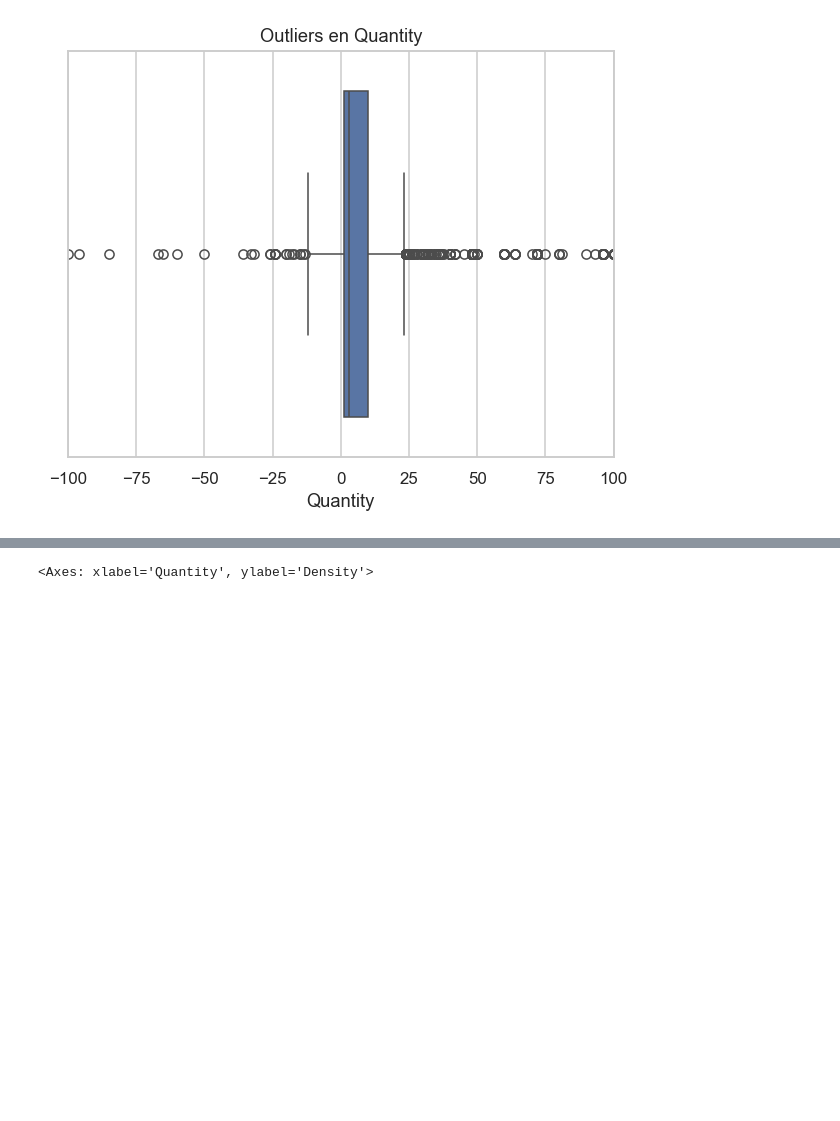
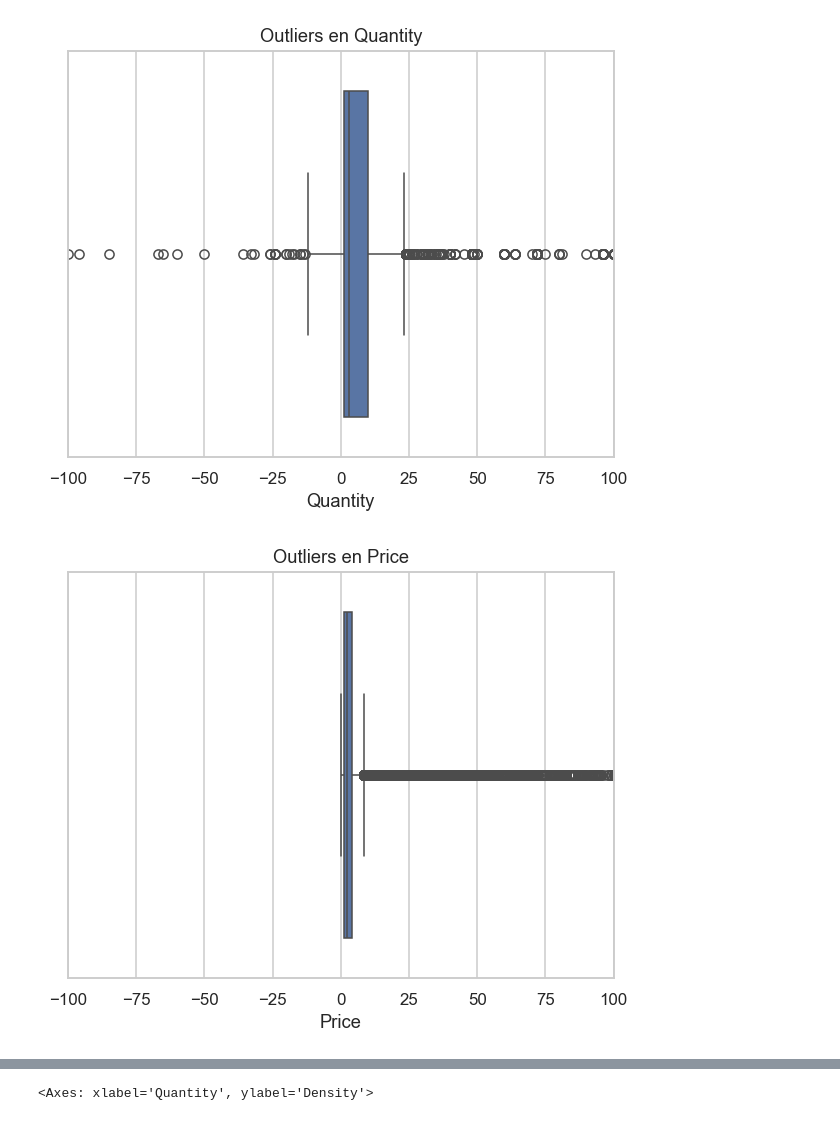
Before and after one commit to DaLeedev/CLTV_PROJECT, a Jupyter notebook: notebooks/01_Exploracion Inicial.ipynb, the cells around one changed output, grey strips where cells are left out. Drawn from its saved outputs; the diff is of its cells as text; code cells hidden in the pictures; blank space fills up the shorter version.

Commit message:
Se agrega visualizacion de la variable 'Price' para analizar sus outliers

```diff
--- a/notebooks/01_Exploracion Inicial.ipynb
+++ b/notebooks/01_Exploracion Inicial.ipynb
@@ -166,3 +166,10 @@ plt.xlim(-100, 100)
 plt.show()
 # %% [output]
 [figure]
+# %%
+plt.title('Outliers en Price')
+sns.boxplot(x=df['Price'])
+plt.xlim(-100, 100)
+plt.show()
+# %% [output]
+[figure, added]
```
Also changed, not shown: parts of 1 cell of this notebook.
